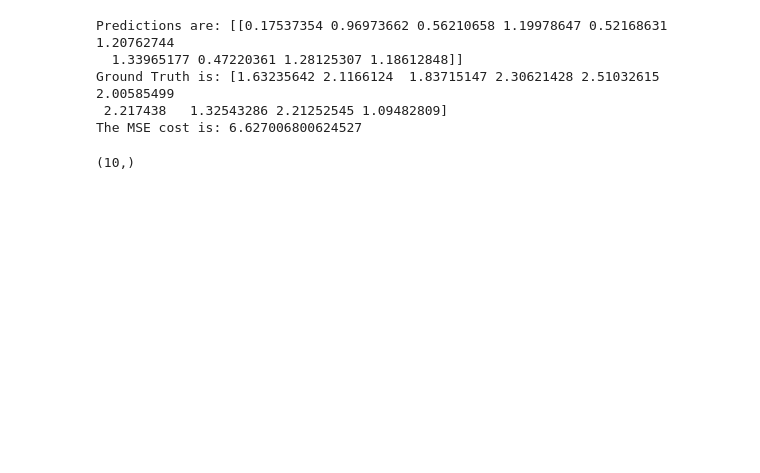
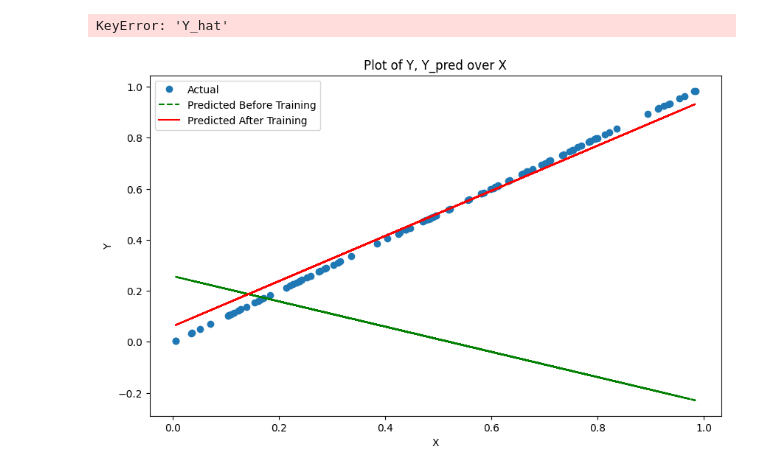
Before and after one commit to ErikFolkesson/nn_from_scratch_python, a Jupyter notebook: notebooks/testing.ipynb, the cells around one changed output. Drawn from its saved outputs; the diff is of its cells as text; code cells hidden in the pictures; blank space fills up the shorter version.

Commit message:
Added backwards and forward prop aswell as a very basic train function

```diff
--- a/notebooks/testing.ipynb
+++ b/notebooks/testing.ipynb
@@ -27,17 +20,41 @@ loss1 = Loss("MSE")
-# %%
-Y_hat = layer1.call(X)
-cost = loss1.calc_cost(Y_hat, Y)
-
-print(f"Predictions are: {Y_hat}")
-print(f"Ground Truth is: {Y}")
-print(f"The MSE cost is: {cost}")
-# %% [output]
-Predictions are: [[0.17537354 0.96973662 0.56210658 1.19978647 0.52168631 1.20762744
-  1.33965177 0.47220361 1.28125307 1.18612848]]
-Ground Truth is: [1.63235642 2.1166124  1.83715147 2.30621428 2.51032615 2.00585499
- 2.217438   1.32543286 2.21252545 1.09482809]
-The MSE cost is: 6.627006800624527
-# %%
-Y.shape
-# %% [output]
-(10,)
+# %%
+layer1 = Dense(input_size, 5, "relu")
+layer2 = Dense(5, output_size, "none")
+
+cost = Cost("MSE")
+optimizer = Optimizer("none", 10)
+# %%
+network = Network([layer1, layer2], optimizer, cost)
+
+cache = network.forward_prop(X,Y)
+# %%
+network.train(X, Y, 1)
+
+cache_2 = network.forward_prop(X,Y)
+
+print(f"Loss before update = {cache['loss']}")
+print(f"Loss after update = {cache_2['loss']}")
+# %% [output]
+KeyError: 'Y_hat'
+# %%
+import matplotlib.pyplot as plt
+import numpy as np
+
+# Assuming X and Y are 1-D numpy arrays
+# Assuming cache_1['Y_hat'] are the predictions before training
+# Assuming cache_2['Y_hat'] are the predictions after training
+
+Y_hat_before = np.reshape(cache['Y_hat'], -1)
+Y_hat_after = np.reshape(cache_2['Y_hat'], -1)
+
+plt.figure(figsize=(10, 6))
+plt.plot(X[0], Y, 'o', label='Actual')
+plt.plot(X[0], Y_hat_before, 'g--', label='Predicted Before Training')
+plt.plot(X[0], Y_hat_after, 'r-', label='Predicted After Training')
+plt.xlabel('X')
+plt.ylabel('Y')
+plt.title('Plot of Y, Y_pred over X')
+plt.legend()
+plt.show()
+# %% [output]
+[figure, added]
```
Also changed, not shown: parts of 3 cells of this notebook, 5 other files.
